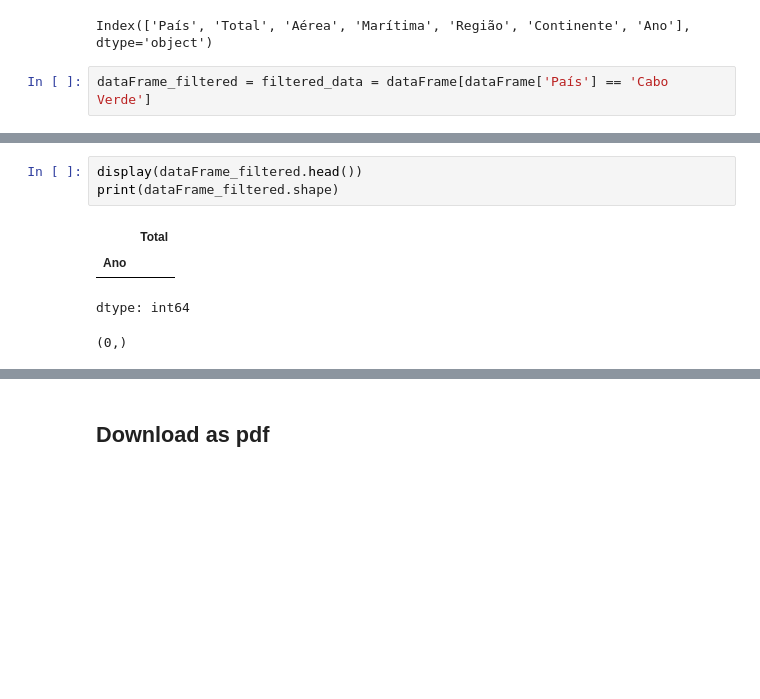
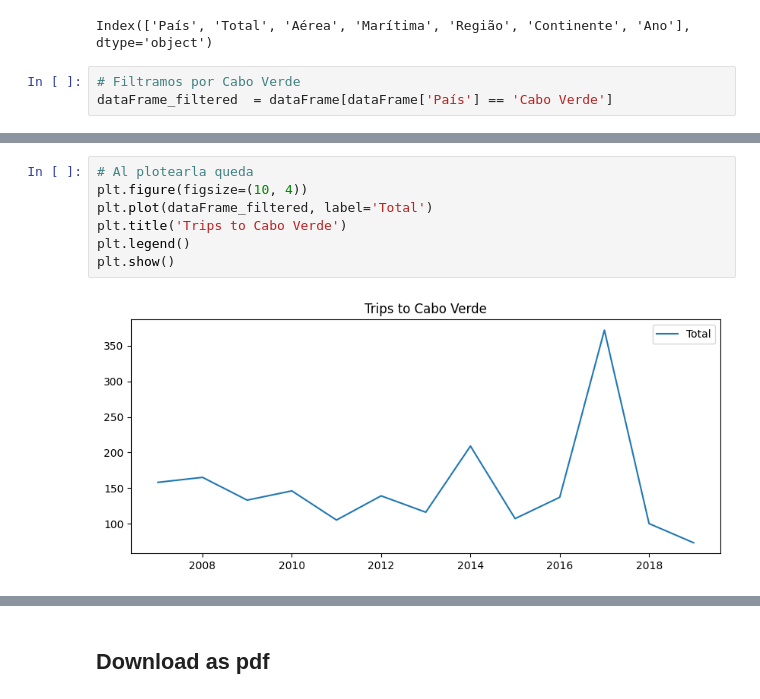
Before and after one commit to misantamaria/upm_tp_mdl_dltemp, a Jupyter notebook: exercises_solutions/01_Introduction_exercises_solutions.ipynb, the cells around one changed output, grey strips where cells are left out. Saved outputs shown, nothing was run; the diff lists cells and outputs as text; blank space fills up the shorter version.

```diff
--- a/exercises_solutions/01_Introduction_exercises_solutions.ipynb
+++ b/exercises_solutions/01_Introduction_exercises_solutions.ipynb
@@ -187,4 +187,5 @@ dataFrame.columns
 # %% [output]
 Index(['País', 'Total', 'Aérea', 'Marítima', 'Região', 'Continente', 'Ano'], dtype='object')
 # %%
-dataFrame_filtered = filtered_data = dataFrame[dataFrame['País'] == 'Cabo Verde']
+# Filtramos por Cabo Verde
+dataFrame_filtered  = dataFrame[dataFrame['País'] == 'Cabo Verde']
@@ -206,8 +225,9 @@ dataFrame_filtered = dataFrame_filtered.set_index('Ano')['Total']
-# %%
-display(dataFrame_filtered.head())
-print(dataFrame_filtered.shape)
-# %% [output]
-|  | Total |
-| Ano |  |
-dtype: int64
-(0,)
+# %%
+# Al plotearla queda
+plt.figure(figsize=(10, 4))
+plt.plot(dataFrame_filtered, label='Total')
+plt.title('Trips to Cabo Verde')
+plt.legend()
+plt.show()
+# %% [output]
+[figure, added]
```
Also changed, not shown: parts of 11 cells of this notebook.
